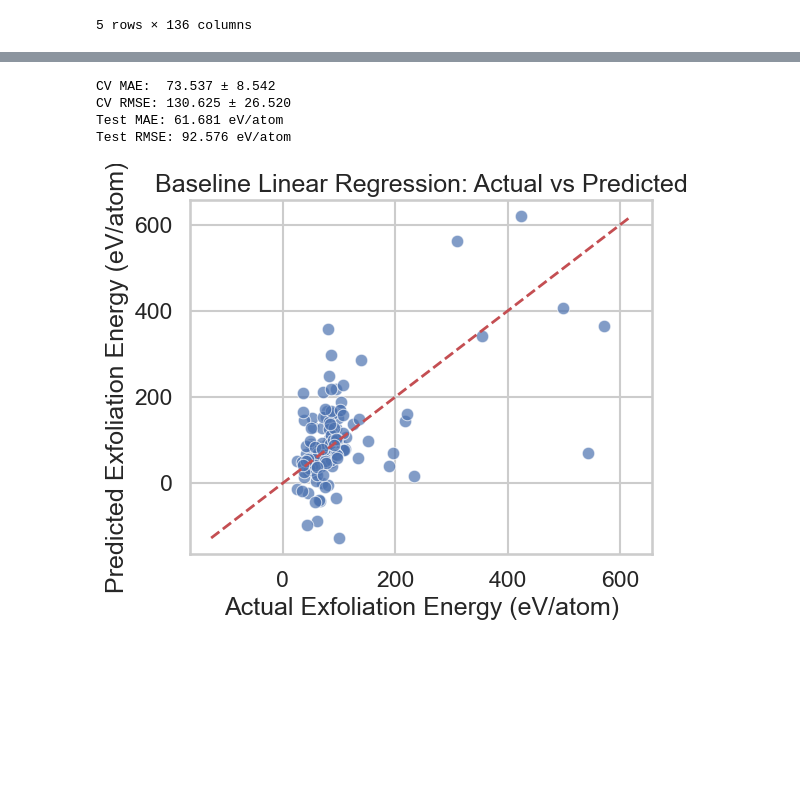
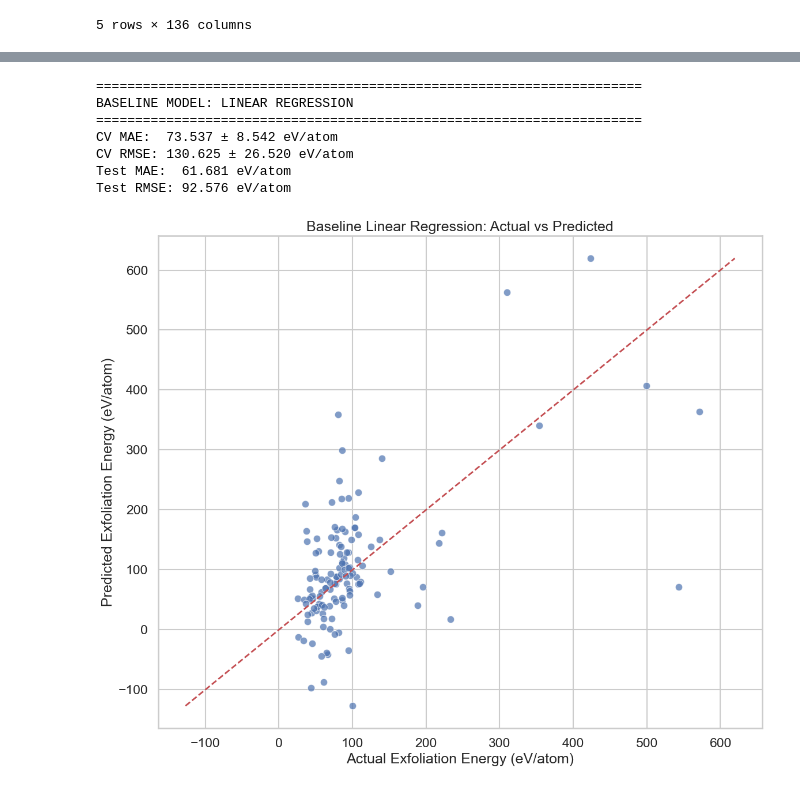
Before and after one commit to AttackOnBreakfast/cmse492_project, a Jupyter notebook: notebooks/exploratory/materials_eda.ipynb, the cells around one changed output, grey strips where cells are left out. Cells and saved outputs as stored; diff of their text form; code cells hidden in the pictures; blank space fills up the shorter version.

```diff
--- a/notebooks/exploratory/materials_eda.ipynb
+++ b/notebooks/exploratory/materials_eda.ipynb
@@ -161,7 +194,11 @@ plt.show()
 # %%
 # ===============================================================
-# PART B3: Baseline Model – Linear Regression
+# PART D: Baseline Model - Linear Regression
 # ===============================================================
+
+print("\n" + "="*70)
+print("BASELINE MODEL: LINEAR REGRESSION")
+print("="*70)
 
 X = df_feat.drop(columns=["exfoliation_en"])
 y = df_feat["exfoliation_en"]
@@ -170,39 +207,44 @@ X_train, X_test, y_train, y_test = train_test_split(X, y, test_size=0.2, random_
 
 # Scaled pipeline
 pipe = Pipeline([
     ("scaler", StandardScaler()),
     ("lr", LinearRegression())
 ])
 
 # Cross-validation
 cv = KFold(n_splits=5, shuffle=True, random_state=42)
 cv_mae = -cross_val_score(pipe, X, y, scoring="neg_mean_absolute_error", cv=cv)
 cv_rmse = np.sqrt(-cross_val_score(pipe, X, y, scoring="neg_mean_squared_error", cv=cv))
-print(f"CV MAE:  {cv_mae.mean():.3f} ± {cv_mae.std():.3f}")
-print(f"CV RMSE: {cv_rmse.mean():.3f} ± {cv_rmse.std():.3f}")
+
+print(f"CV MAE:  {cv_mae.mean():.3f} ± {cv_mae.std():.3f} eV/atom")
+print(f"CV RMSE: {cv_rmse.mean():.3f} ± {cv_rmse.std():.3f} eV/atom")
 
 # Train/test metrics
 pipe.fit(X_train, y_train)
 y_pred = pipe.predict(X_test)
 mae = mean_absolute_error(y_test, y_pred)
 rmse = np.sqrt(mean_squared_error(y_test, y_pred))
-print(f"Test MAE: {mae:.3f} eV/atom")
+
+print(f"Test MAE:  {mae:.3f} eV/atom")
 print(f"Test RMSE: {rmse:.3f} eV/atom")
 
-# --- Actual vs Predicted ---
-plt.figure(figsize=(6,5))
+# Actual vs Predicted
+plt.figure(figsize=(12,10))
 sns.scatterplot(x=y_test, y=y_pred, alpha=0.7)
 lims = [min(y_test.min(), y_pred.min()), max(y_test.max(), y_pred.max())]
 plt.plot(lims, lims, "r--", lw=2)
 plt.xlabel("Actual Exfoliation Energy (eV/atom)")
 plt.ylabel("Predicted Exfoliation Energy (eV/atom)")
 plt.title("Baseline Linear Regression: Actual vs Predicted")
 plt.tight_layout()
 plt.savefig(FIG_DIR / "baseline_actual_vs_predicted.png", dpi=300)
 plt.show()
 # %% [output]
-CV MAE:  73.537 ± 8.542
-CV RMSE: 130.625 ± 26.520
-Test MAE: 61.681 eV/atom
+======================================================================
+BASELINE MODEL: LINEAR REGRESSION
+======================================================================
+CV MAE:  73.537 ± 8.542 eV/atom
+CV RMSE: 130.625 ± 26.520 eV/atom
+Test MAE:  61.681 eV/atom
 Test RMSE: 92.576 eV/atom
-[figure, old version]
+[figure, new version]
```
Also changed, not shown: parts of 8 cells of this notebook, 21 other files.
